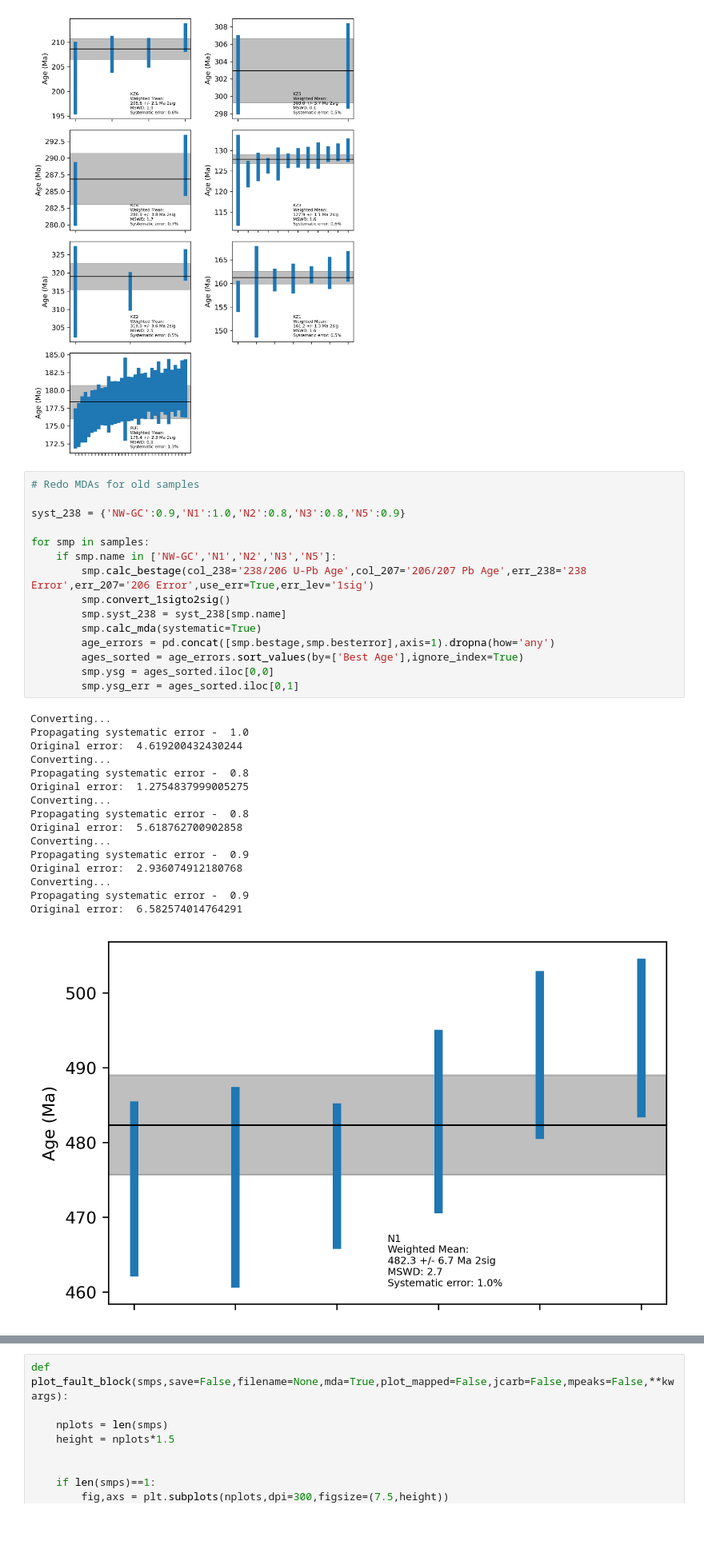
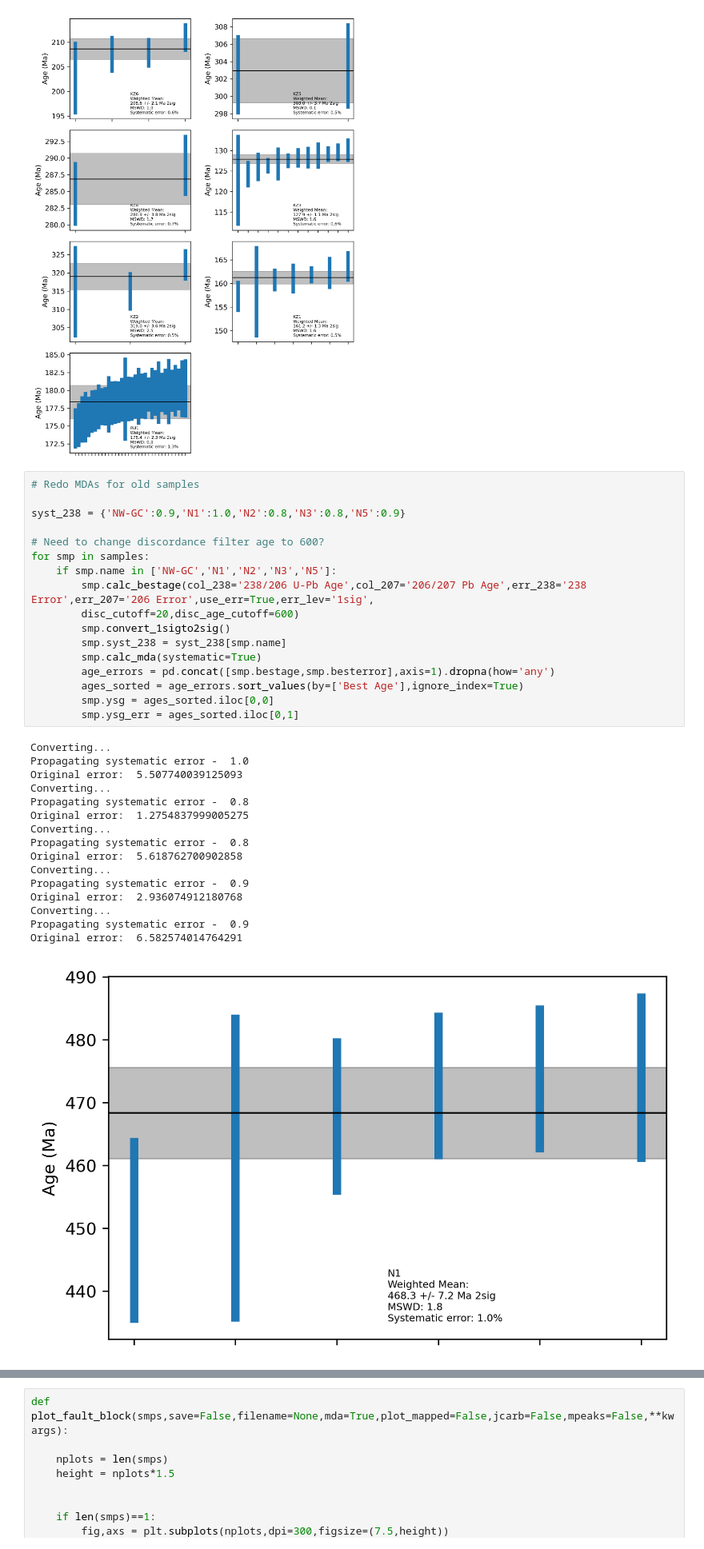
Before and after one commit to dyvasey/dz-caucasus, a Jupyter notebook: supp.ipynb, the cells around one changed output, grey strips where cells are left out. Shown at 80% size. Saved outputs shown, nothing was run; the diff lists cells and outputs as text; blank space fills up the shorter version.

Commit message:
Fixed discordance filter calls

```diff
--- a/supp.ipynb
+++ b/supp.ipynb
@@ -80,32 +80,34 @@ fig.savefig('kz_mda_plots.pdf')
 # %%
 # Redo MDAs for old samples
 
 syst_238 = {'NW-GC':0.9,'N1':1.0,'N2':0.8,'N3':0.8,'N5':0.9}
 
+# Need to change discordance filter age to 600?
 for smp in samples:
     if smp.name in ['NW-GC','N1','N2','N3','N5']:
-        smp.calc_bestage(col_238='238/206 U-Pb Age',col_207='206/207 Pb Age',err_238='238 Error',err_207='206 Error',use_err=True,err_lev='1sig')
+        smp.calc_bestage(col_238='238/206 U-Pb Age',col_207='206/207 Pb Age',err_238='238 Error',err_207='206 Error',use_err=True,err_lev='1sig',
+        disc_cutoff=20,disc_age_cutoff=600)
         smp.convert_1sigto2sig()
         smp.syst_238 = syst_238[smp.name]
         smp.calc_mda(systematic=True)
         age_errors = pd.concat([smp.bestage,smp.besterror],axis=1).dropna(how='any')
         ages_sorted = age_errors.sort_values(by=['Best Age'],ignore_index=True)
         smp.ysg = ages_sorted.iloc[0,0]
         smp.ysg_err = ages_sorted.iloc[0,1]
 # %% [output]
 Converting...
 Propagating systematic error -  1.0
-Original error:  4.619200432430244
+Original error:  5.507740039125093
 Converting...
 Propagating systematic error -  0.8
 Original error:  1.2754837999005275
 Converting...
 Propagating systematic error -  0.8
 Original error:  5.618762700902858
 Converting...
 Propagating systematic error -  0.9
 Original error:  2.936074912180768
 Converting...
 Propagating systematic error -  0.9
 Original error:  6.582574014764291
-[figure, old version]
+[figure, new version]
```
Also changed, not shown: parts of 3 cells of this notebook, 1 other file.
